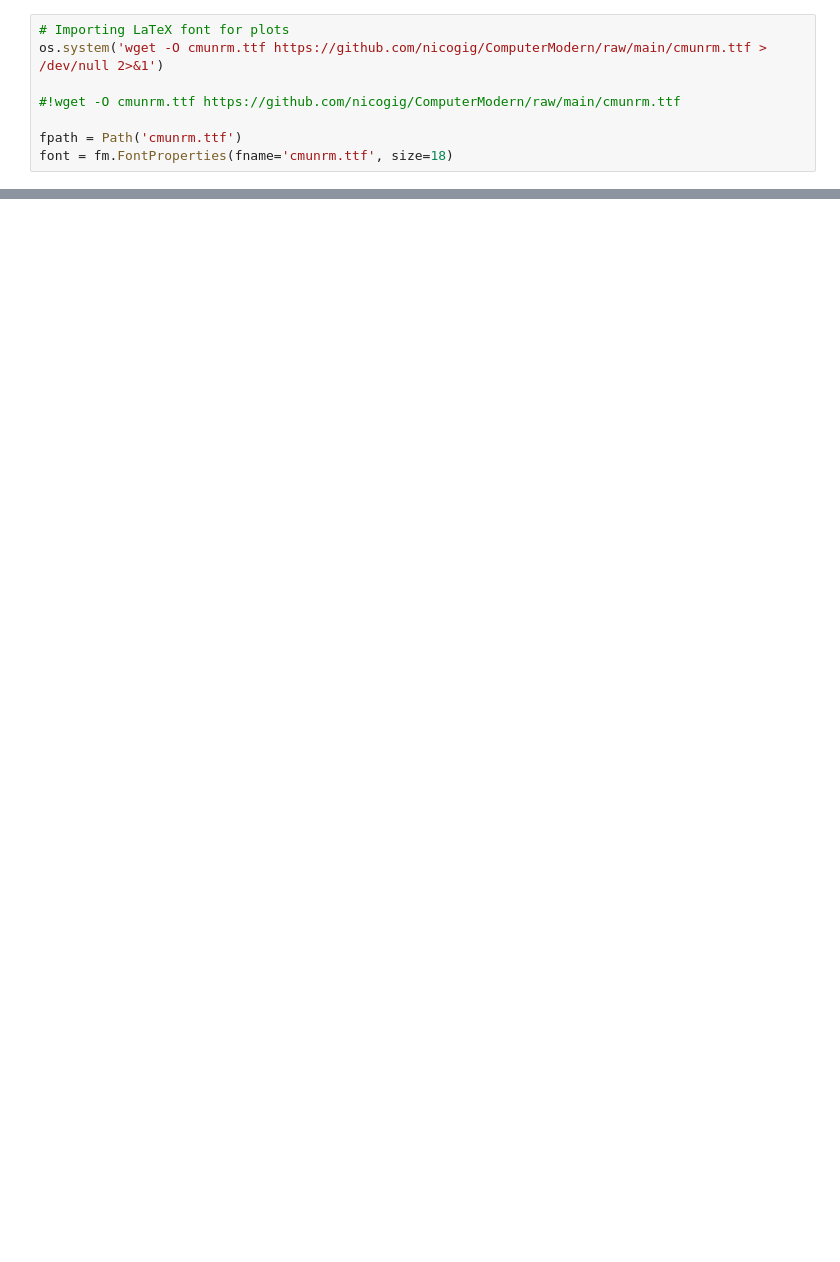
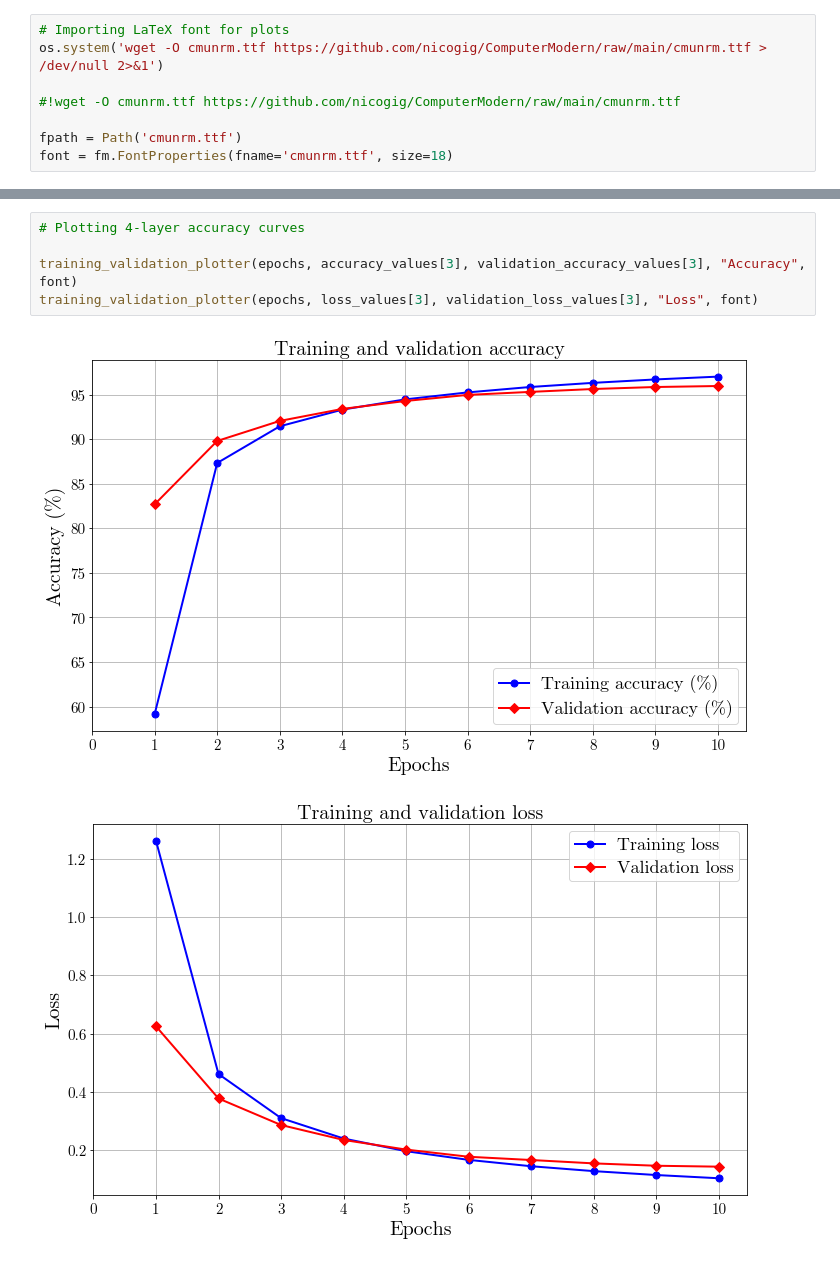
Before and after one commit to nicogig/worsecrossbars, a Jupyter notebook: TrainingValidationCurves.ipynb, the cells around one changed output, grey strips where cells are left out. Saved outputs shown, nothing was run; the diff lists cells and outputs as text; blank space fills up the shorter version.

```diff
--- a/TrainingValidationCurves.ipynb
+++ b/TrainingValidationCurves.ipynb
@@ -24,3 +57,11 @@ font = fm.FontProperties(fname='cmunrm.ttf', size=18)
+# %%
+# Plotting 4-layer accuracy curves
+
+training_validation_plotter(epochs, accuracy_values[3], validation_accuracy_values[3], "Accuracy", font)
+training_validation_plotter(epochs, loss_values[3], validation_loss_values[3], "Loss", font)
+# %% [output]
+[figure, added]
+[figure, added]
 # %% [markdown]
 <a style='text-decoration:none;line-height:16px;display:flex;color:#5B5B62;padding:10px;justify-content:end;' href='https://deepnote.com?utm_source=created-in-deepnote-cell&projectId=f63981ff-15e3-4a0a-8bcf-dbdeefafcfde' target="_blank">
 <img alt='Created in deepnote.com' style='display:inline;max-height:16px;margin:0px;margin-right:7.5px;' src='embedded-picture-1' > </img>
```
Also changed, not shown: parts of 6 cells of this notebook, 3 other files.
